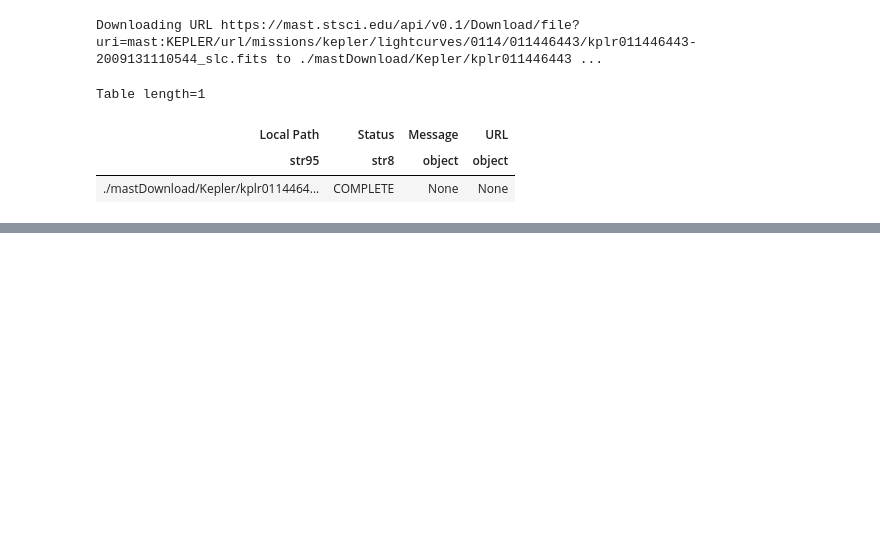
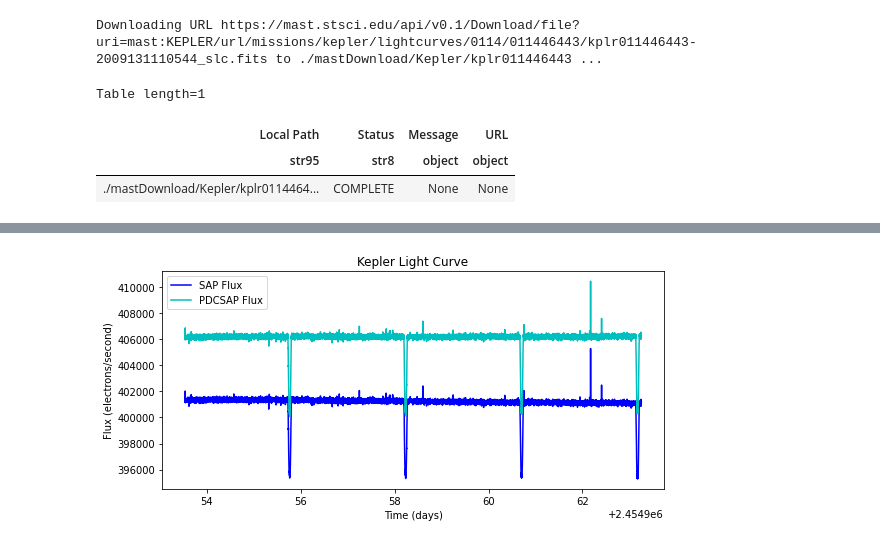
Before and after one commit to nicholasproietti/LGM, a Jupyter notebook: Kepler_Light_Curve_Reader.ipynb, the cells around one changed output, grey strips where cells are left out. Drawn from its saved outputs; the diff is of its cells as text; code cells hidden in the pictures; blank space fills up the shorter version.

```diff
--- a/Kepler_Light_Curve_Reader.ipynb
+++ b/Kepler_Light_Curve_Reader.ipynb
@@ -132,7 +64,0 @@ plt.savefig('sample_LCs.png')
-# %%
-
-
-with fits.open(filename) as hdulist:
-    imgdata = hdulist[2].data
-
-print(imgdata)
@@ -270,0 +129,17 @@ client = kepler.API()
+# %%
+# Convert the time array to full BJD by adding the offset back in.
+bjds = times + bjdrefi + bjdreff
+
+plt.figure(figsize=(9,4))
+
+# Plot the time, uncorrected and corrected fluxes.
+plt.plot(bjds, sap_fluxes, '-b', label='SAP Flux')
+plt.plot(bjds, pdcsap_fluxes, '-c', label='PDCSAP Flux')
+
+plt.title('Kepler Light Curve')
+plt.legend()
+plt.xlabel('Time (days)')
+plt.ylabel('Flux (electrons/second)')
+plt.savefig('sample_LCs.png')
+# %% [output]
+[figure, added]
```
Also changed, not shown: parts of 48 cells of this notebook.
